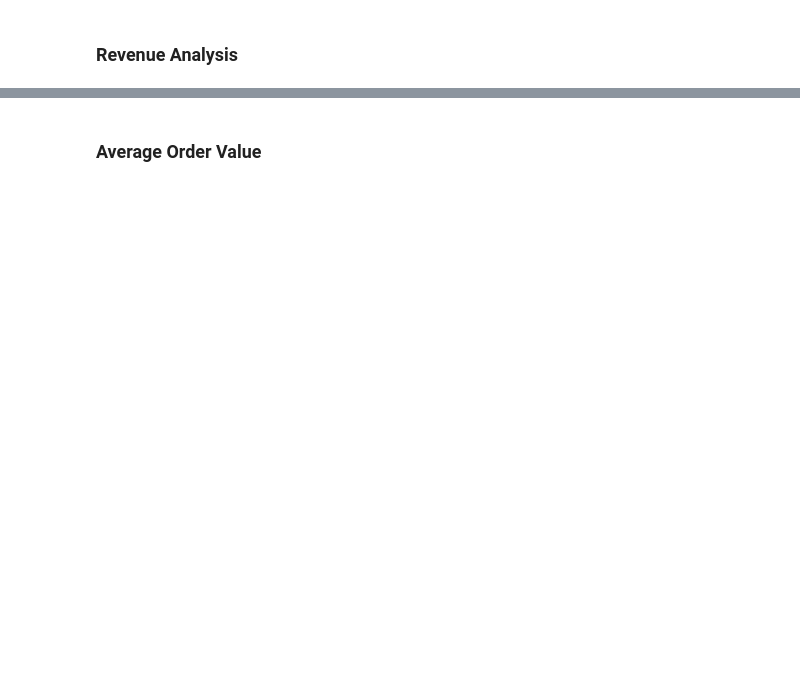
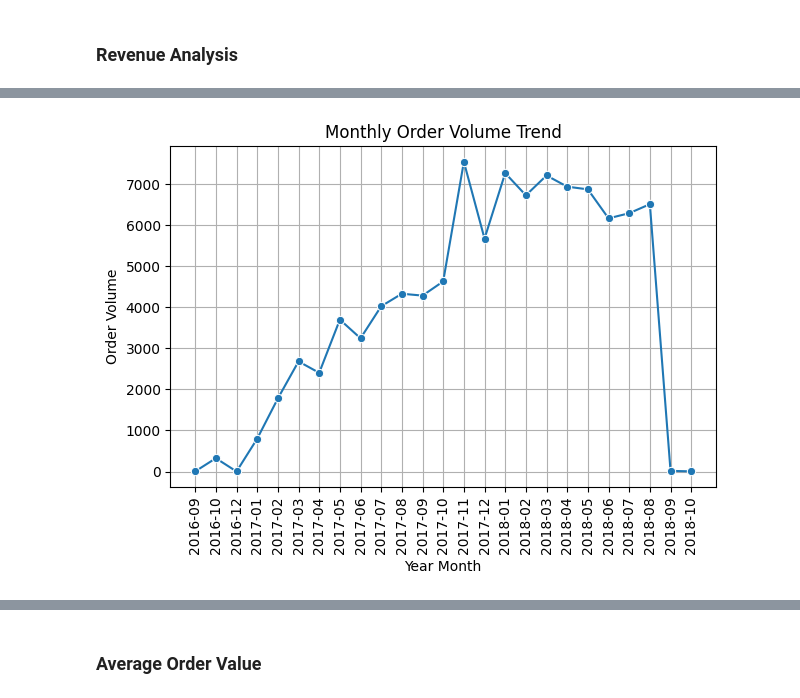
Before and after one commit to MattiaVerardi/olist-ecommerce-analytics, a Jupyter notebook: python/10_eda.ipynb, the cells around one changed output, grey strips where cells are left out. Saved outputs shown, nothing was run; the diff lists cells and outputs as text; code cells hidden in the pictures; blank space fills up the shorter version.

```diff
--- a/python/10_eda.ipynb
+++ b/python/10_eda.ipynb
@@ -1973,0 +2125,12 @@ plt.show()
+# %%
+monthly_order_volume_trend = clean_orders.groupby(
+    clean_orders["order_purchase_timestamp"]
+        .dt.to_period("M").astype(str)
+        .rename("year_month")
+).agg(
+    order_volume=("order_id", "size")
+).sort_values(
+    "year_month"
+).reset_index()
+
+monthly_order_volume_trend
@@ -1973,0 +2155,16 @@ plt.show()
+# %%
+sns.lineplot(
+    data=monthly_order_volume_trend,
+    x="year_month",
+    y="order_volume",
+    marker="o"
+)
+plt.title("Monthly Order Volume Trend")
+plt.xlabel("Year Month")
+plt.ylabel("Order Volume")
+plt.xticks(rotation=90)
+plt.grid()
+plt.tight_layout()
+plt.show()
+# %% [output]
+[figure, added]
```
Also changed, not shown: parts of 21 cells of this notebook.
